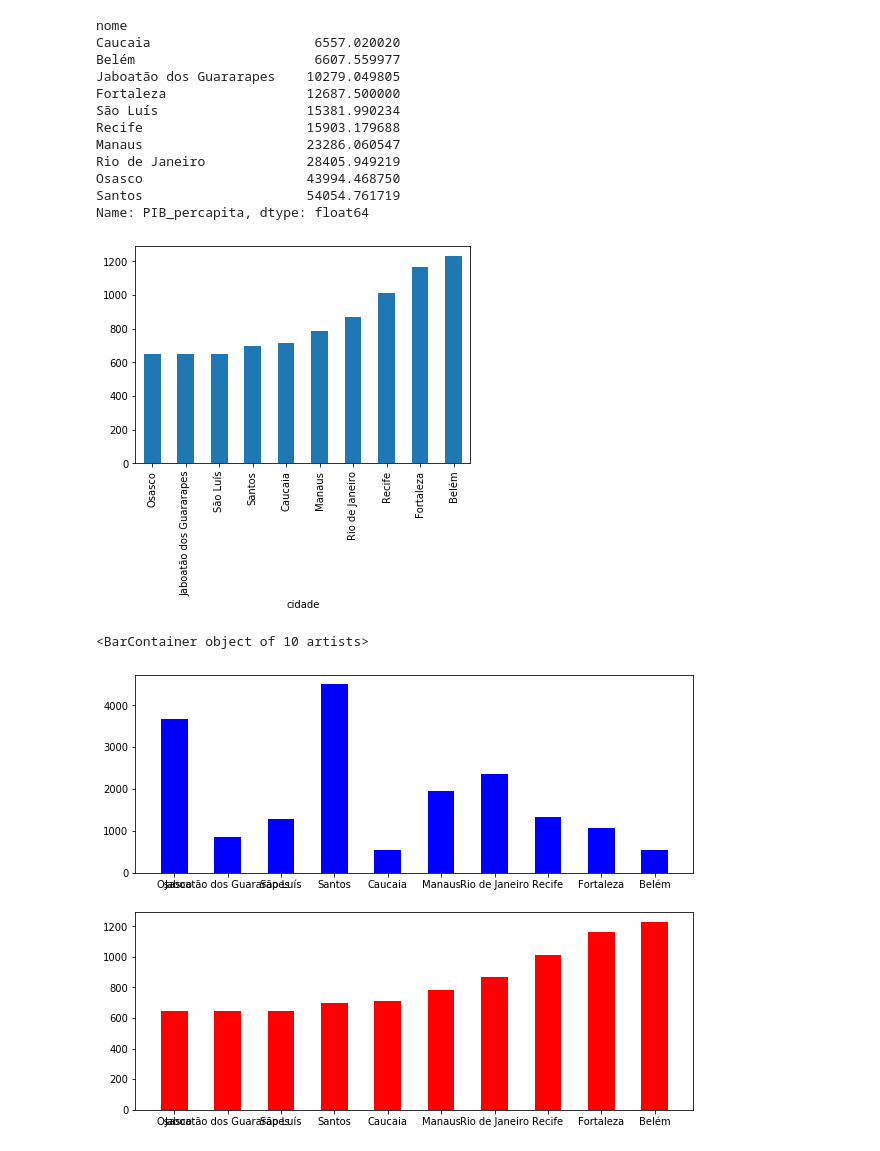
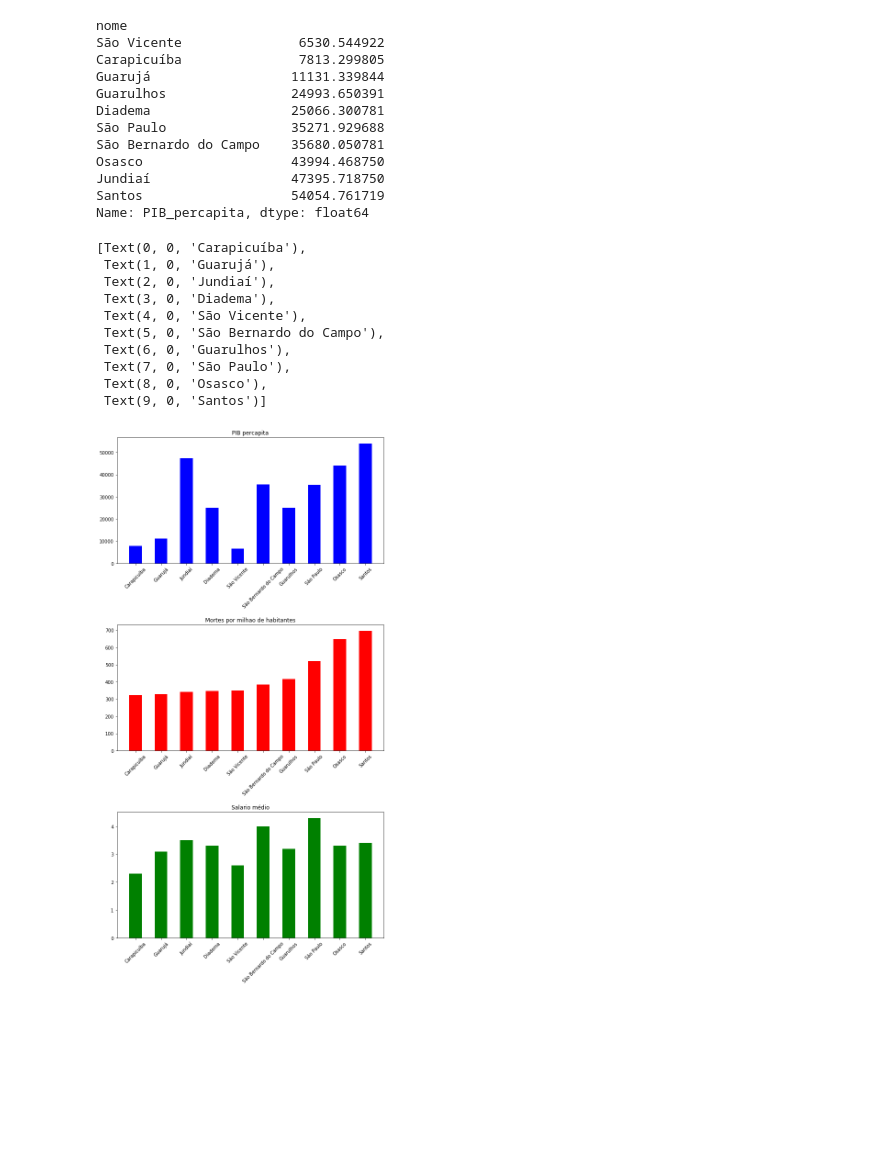
Before and after one commit to fmasanori/covid19_analysis, a Jupyter notebook: Covid_19_analysis.ipynb, the cells around one changed output. Cells and saved outputs as stored; diff of their text form; code cells hidden in the pictures; blank space fills up the shorter version.

Commit message:
analise por salario medio + layout dos graficos

```diff
--- a/Covid_19_analysis.ipynb
+++ b/Covid_19_analysis.ipynb
@@ -11,3 +11,4 @@ from IPython.display import Image
 # data_SRAG = pd.read_excel('data/sraghosp_18.05.2020.xlsx')
 data_mortalidade = pd.read_csv('data/data_mortalidade.csv')
 pib = pd.read_csv('data/pib.csv')
+salarios = pd.read_csv('data/salario.csv')
@@ -17,8 +15,5 @@ pib = pd.read_csv('data/pib.csv')
 # %%
+data_mortalidade = data_mortalidade.query("UF == 'SP'")
 data_mortalidade.groupby(["cidade","mortes_1_milhão_hab"])["mortes_1_milhão_hab"].mean().sort_values().tail(10).plot(kind='bar')
 mortalidade_top = data_mortalidade.groupby(["cidade","mortes_1_milhão_hab"])["mortes_1_milhão_hab"].mean().sort_values().tail(10)
-# data_mortalidade
-# data_SRAG.groupby('CO_MUN_NOT').size().sort_values().tail(10).plot(kind='barh')
-# data_SRAG.groupby('SG_UF_NOT').size().sort_values().tail(10).plot(kind='barh')
-# data_SRAG.values
 # %% [output]
@@ -48,41 +56,59 @@ pib = pib[pib["nome"].isin(cidades)].groupby(["nome"])["PIB_percapita"].mean().s
+# %%
+salarios = salarios.groupby(["cidade"]).mean()
 # %%
 merge = pd.concat([pib.T,mortalidade_top.T], axis=0, ignore_index=False)
+merge_salario = pd.concat([salarios,mortalidade_top.T], axis=0, ignore_index=False)
 # merge.T
 pib.T
 # %% [output]
 nome
-Caucaia                     6557.020020
-Belém                       6607.559977
-Jaboatão dos Guararapes    10279.049805
-Fortaleza                  12687.500000
-São Luís                   15381.990234
-Recife                     15903.179688
-Manaus                     23286.060547
-Rio de Janeiro             28405.949219
-Osasco                     43994.468750
-Santos                     54054.761719
+São Vicente               6530.544922
+Carapicuíba               7813.299805
+Guarujá                  11131.339844
+Guarulhos                24993.650391
+Diadema                  25066.300781
+São Paulo                35271.929688
+São Bernardo do Campo    35680.050781
+Osasco                   43994.468750
+Jundiaí                  47395.718750
+Santos                   54054.761719
 Name: PIB_percapita, dtype: float64
 # %%
-data_mortalidade[data_mortalidade["cidade"].isin(cidades)].groupby(["cidade"])["mortes_1_milhão_hab"].mean().sort_values().plot(kind='bar')
+# data_mortalidade[data_mortalidade["cidade"].isin(cidades)].groupby(["cidade"])["mortes_1_milhão_hab"].mean().sort_values().plot(kind='bar')
 mortalidade_top = data_mortalidade[data_mortalidade["cidade"].isin(cidades)].groupby(["cidade"])["mortes_1_milhão_hab"].mean().sort_values()
 # mortalidade_top.T
-# %% [output]
-[figure, removed]
 # %%
 # mortalidade_top.T
 # pib.T
 result = pd.concat([mortalidade_top,pib], axis=1).reindex(mortalidade_top.index)
 # result.groupby(["cidade","mortes_1_milhão_hab"])["PIB_percapita"].mean().sort_values().plot(kind='barh')
 # result.index
 # plt.subplots_adjust(top=2, bottom=0.01, left=2, right=5, hspace=0.10,wspace=0.10)
-fig, axs = plt.subplots(2,1,figsize=(10,8))
+fig, axs = plt.subplots(3,1,figsize=(10,17))
 
 #Criando o grafico
-axs[0].bar(result.index,[x/12 for x in result['PIB_percapita']],facecolor="b",width=.5)
+axs[0].bar(result.index,result['PIB_percapita'],facecolor="b",width=.5)
 axs[1].bar(result.index,result['mortes_1_milhão_hab'],facecolor="r",width=.5)
-
+result2 = pd.concat([mortalidade_top,salarios], axis=1).reindex(mortalidade_top.index)
+axs[2].bar(result2.index,result2['salario'],facecolor="g",width=.5)
+axs[0].set_title('PIB percapita')
+axs[1].set_title('Mortes por milhao de habitantes')
+axs[2].set_title('Salario médio')
+fig.tight_layout(pad=5, w_pad=1, h_pad=10)
+axs[0].set_xticklabels(axs[0].get_xticklabels(), rotation=45)
+axs[1].set_xticklabels(axs[0].get_xticklabels(), rotation=45)
+axs[2].set_xticklabels(axs[0].get_xticklabels(), rotation=45)
 #Exibindo o grafico
 # plt.show()
 # %% [output]
-<BarContainer object of 10 artists>
+[Text(0, 0, 'Carapicuíba'),
+ Text(1, 0, 'Guarujá'),
+ Text(2, 0, 'Jundiaí'),
+ Text(3, 0, 'Diadema'),
+ Text(4, 0, 'São Vicente'),
+ Text(5, 0, 'São Bernardo do Campo'),
+ Text(6, 0, 'Guarulhos'),
+ Text(7, 0, 'São Paulo'),
+ Text(8, 0, 'Osasco'),
+ Text(9, 0, 'Santos')]
-[figure, old version]
+[figure, new version]
```
Also changed, not shown: parts of 4 cells of this notebook, 4 other files.
